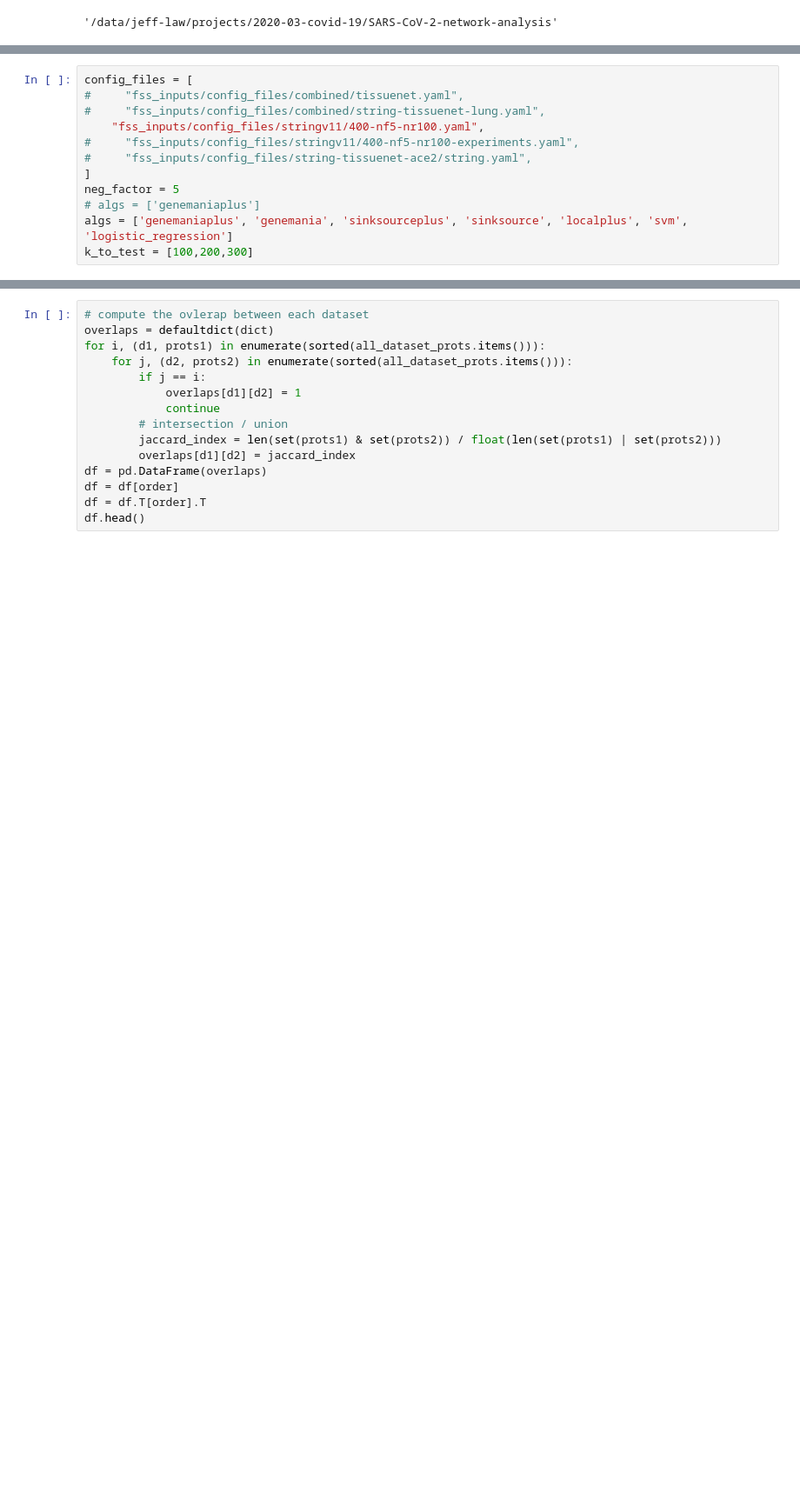
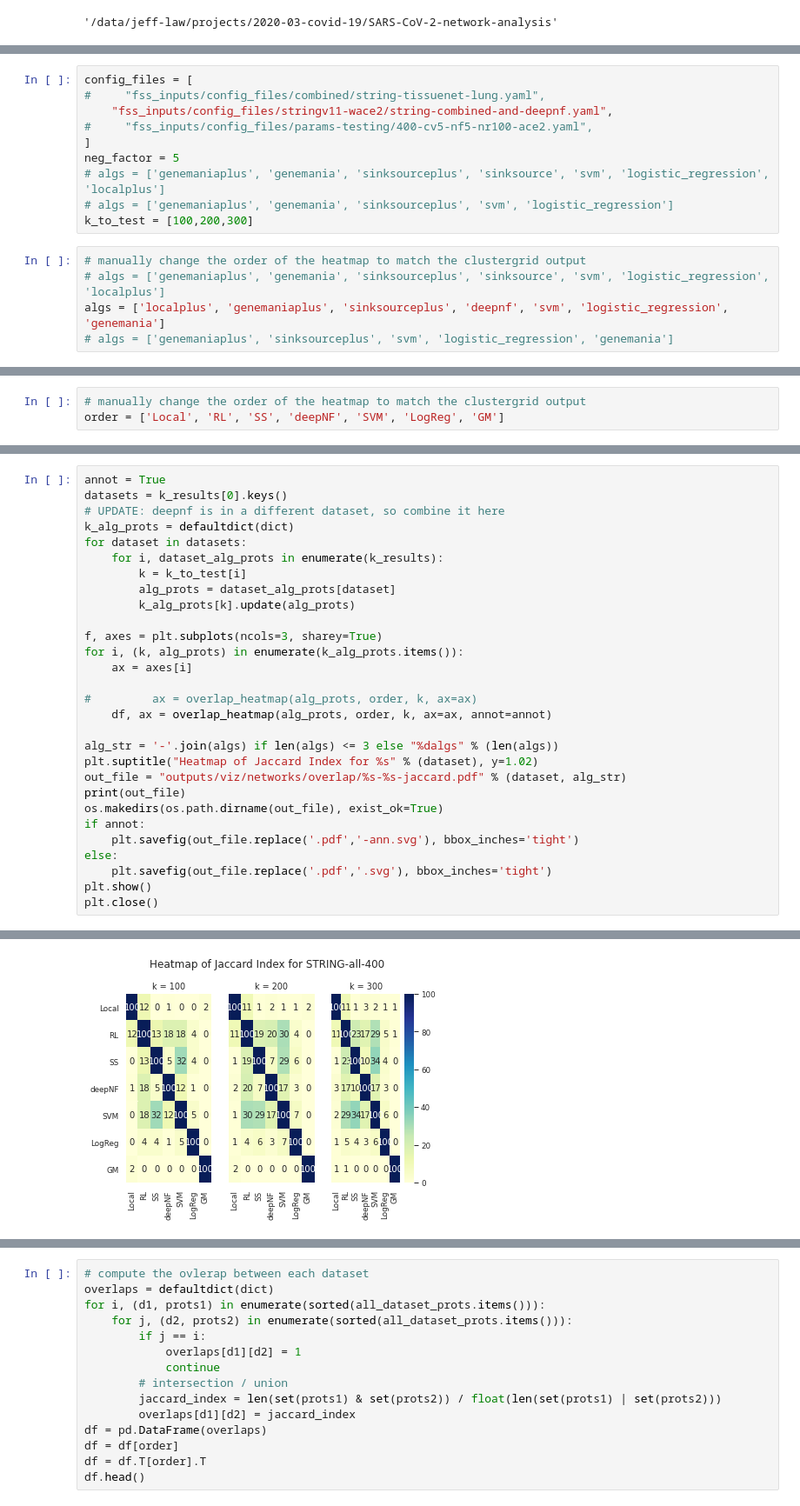
Before and after one commit to Murali-group/SARS-CoV-2-network-analysis, a Jupyter notebook: src/jupyter-notebooks/compare_predictions.ipynb, the cells around one changed output, grey strips where cells are left out. Shown at 87% size. Cells and saved outputs as stored; diff of their text form; blank space fills up the shorter version.

```diff
--- a/src/jupyter-notebooks/compare_predictions.ipynb
+++ b/src/jupyter-notebooks/compare_predictions.ipynb
@@ -97,16 +116,19 @@ def load_all_pred(input_settings, output_dir, alg_settings, k=100, **kwargs):
     return dataset_alg_prots, order
 # %%
 config_files = [
-#     "fss_inputs/config_files/combined/tissuenet.yaml",
 #     "fss_inputs/config_files/combined/string-tissuenet-lung.yaml",
-    "fss_inputs/config_files/stringv11/400-nf5-nr100.yaml",
-#     "fss_inputs/config_files/stringv11/400-nf5-nr100-experiments.yaml",
-#     "fss_inputs/config_files/string-tissuenet-ace2/string.yaml",
+    "fss_inputs/config_files/stringv11-wace2/string-combined-and-deepnf.yaml",
+#     "fss_inputs/config_files/params-testing/400-cv5-nf5-nr100-ace2.yaml",
 ]
 neg_factor = 5
-# algs = ['genemaniaplus']
-algs = ['genemaniaplus', 'genemania', 'sinksourceplus', 'sinksource', 'localplus', 'svm', 'logistic_regression']
+# algs = ['genemaniaplus', 'genemania', 'sinksourceplus', 'sinksource', 'svm', 'logistic_regression', 'localplus']
+# algs = ['genemaniaplus', 'genemania', 'sinksourceplus', 'svm', 'logistic_regression']
 k_to_test = [100,200,300]
+# %%
+# manually change the order of the heatmap to match the clustergrid output
+# algs = ['genemaniaplus', 'genemania', 'sinksourceplus', 'sinksource', 'svm', 'logistic_regression', 'localplus']
+algs = ['localplus', 'genemaniaplus', 'sinksourceplus', 'deepnf', 'svm', 'logistic_regression', 'genemania']
+# algs = ['genemaniaplus', 'sinksourceplus', 'svm', 'logistic_regression', 'genemania']
 # %%
 k_results = []
 for k in k_to_test:
@@ -156,0 +179,3 @@ reading: outputs//networks/stringv11/400/2020-03-sarscov2-human-ppi//logistic_re
+# %%
+# manually change the order of the heatmap to match the clustergrid output
+order = ['Local', 'RL', 'SS', 'deepNF', 'SVM', 'LogReg', 'GM']
@@ -156,0 +218,30 @@ reading: outputs//networks/stringv11/400/2020-03-sarscov2-human-ppi//logistic_re
+# %%
+annot = True
+datasets = k_results[0].keys()
+# UPDATE: deepnf is in a different dataset, so combine it here
+k_alg_prots = defaultdict(dict)
+for dataset in datasets:
+    for i, dataset_alg_prots in enumerate(k_results):
+        k = k_to_test[i]
+        alg_prots = dataset_alg_prots[dataset]
+        k_alg_prots[k].update(alg_prots)
+
+f, axes = plt.subplots(ncols=3, sharey=True)
+for i, (k, alg_prots) in enumerate(k_alg_prots.items()):
+    ax = axes[i]
+
+#         ax = overlap_heatmap(alg_prots, order, k, ax=ax)
+    df, ax = overlap_heatmap(alg_prots, order, k, ax=ax, annot=annot)
+
+alg_str = '-'.join(algs) if len(algs) <= 3 else "%dalgs" % (len(algs))
+plt.suptitle("Heatmap of Jaccard Index for %s" % (dataset), y=1.02)
+out_file = "outputs/viz/networks/overlap/%s-%s-jaccard.pdf" % (dataset, alg_str)
+print(out_file)
+os.makedirs(os.path.dirname(out_file), exist_ok=True)
+if annot:
+    plt.savefig(out_file.replace('.pdf','-ann.svg'), bbox_inches='tight')
+else:
+    plt.savefig(out_file.replace('.pdf','.svg'), bbox_inches='tight')
+plt.show()
+plt.close()
+# %% [output]
@@ -156,0 +267 @@ reading: outputs//networks/stringv11/400/2020-03-sarscov2-human-ppi//logistic_re
+[figure, added]
```
Also changed, not shown: parts of 26 cells of this notebook.
